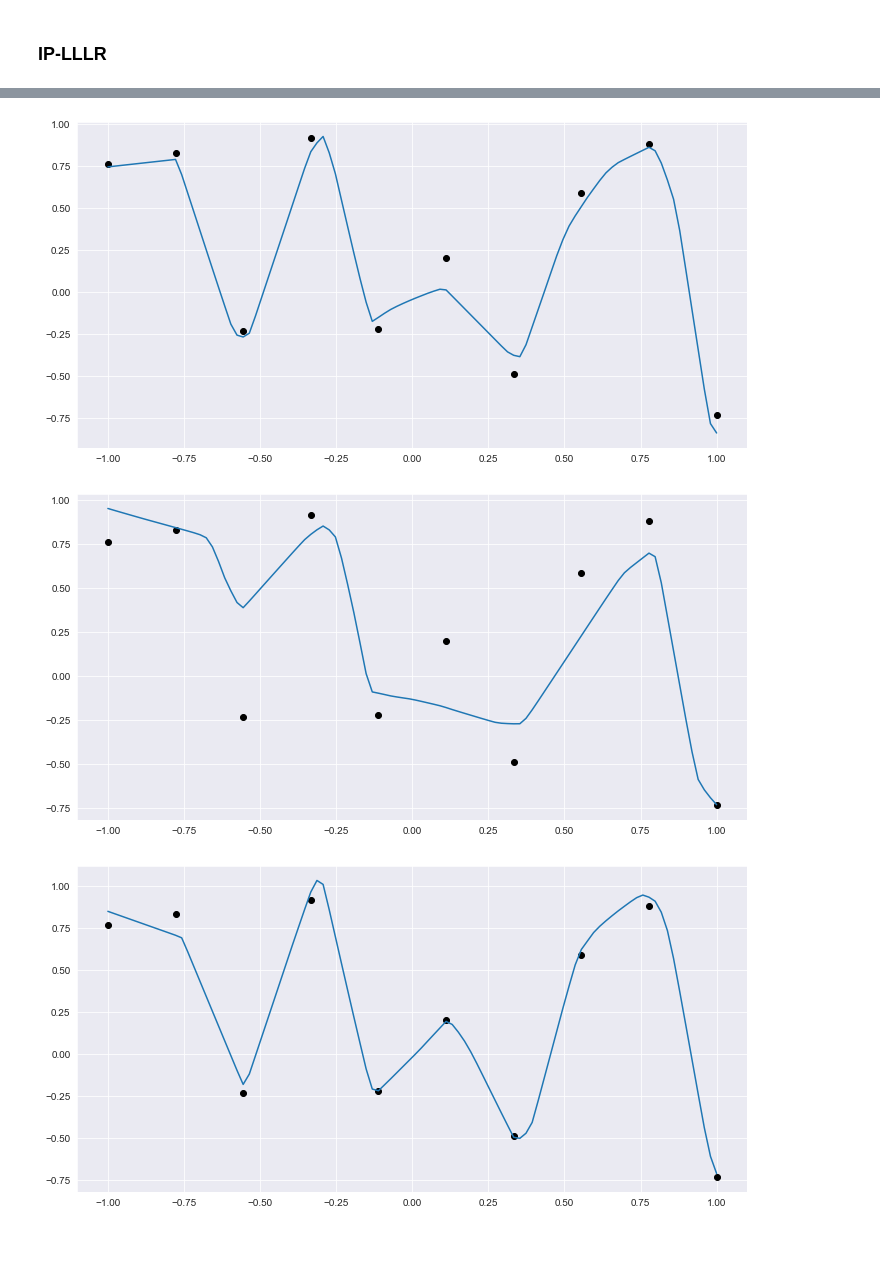
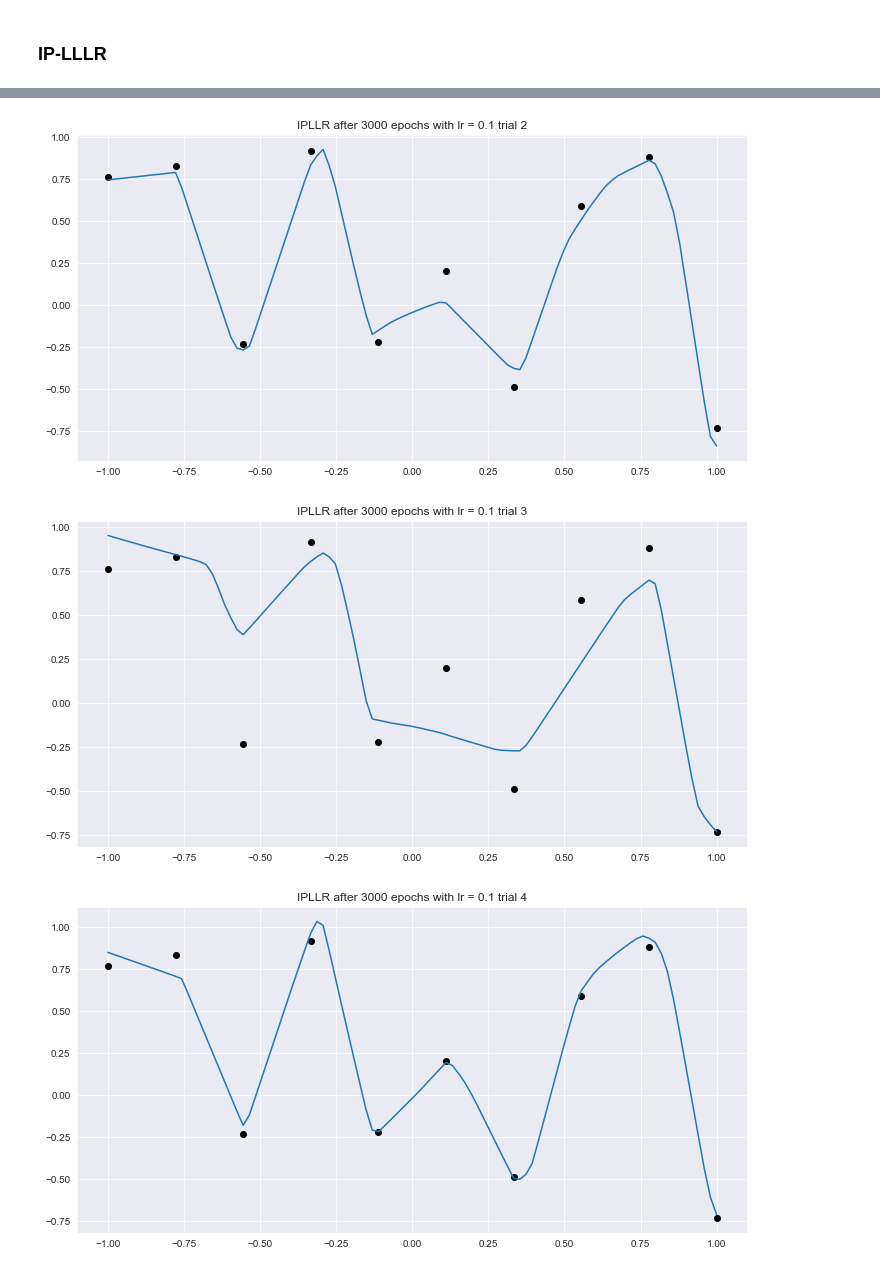
Before and after one commit to karl-hajjar/wide-networks, a Jupyter notebook: pytorch/notebooks/abc_parameterizations/1d/plot-fc-1d-calibration.ipynb, the cells around one changed output, grey strips where cells are left out. Drawn from its saved outputs; the diff is of its cells as text; code cells hidden in the pictures; blank space fills up the shorter version.

```diff
--- a/pytorch/notebooks/abc_parameterizations/1d/plot-fc-1d-calibration.ipynb
+++ b/pytorch/notebooks/abc_parameterizations/1d/plot-fc-1d-calibration.ipynb
@@ -81,6 +81,7 @@ for name, model in name_to_model_dict.items():
         if name == 'IPLLR':
             scheduler_config = {'name': 'warmup_switch',
                                 'params': {'n_warmup_steps': N_WARMUP_STEPS,
+                                           'calibrate_base_lr': True,
                                            'default_calibration': False}}
             config.scheduler = BaseConfig(scheduler_config)
             config.optimizer.params['lr'] = 0.1
@@ -120,16 +121,16 @@ models_dict_copy = deepcopy(models_dict)
 # %%
 #batch_xs = torch.unsqueeze(xs, 1)
 #batch_ys = torch.unsqueeze(ys, 1)
-#for name in models_dict.keys():
+for name in models_dict.keys():
+    for width in WIDTHS:
+        for model in models_dict[name][width]:
+            fit_model(model, batch_xs, batch_ys, n_epochs=N_EPOCHS)
+
+#for name in ['IPLLR']:
+#for name in ['muP']:
 #    for width in WIDTHS:
 #        for model in models_dict[name][width]:
 #            fit_model(model, batch_xs, batch_ys, n_epochs=N_EPOCHS)
-
-for name in ['IPLLR']:
-#for name in ['muP']:
-    for width in WIDTHS:
-        for model in models_dict[name][width]:
-            fit_model(model, batch_xs, batch_ys, n_epochs=N_EPOCHS)
 # %% [markdown]
 ### muP
 # %%
@@ -167,7 +168,7 @@ for k in range(len(models_dict[name][1024])):
     model = models_dict[name][1024][k]
     plt.figure(figsize=(12, 6))
     plot_model(model, xs, ys, label=name, scatter=True)
-    #plt.title('IPLLR after {} epochs with lr = {} trial {:,}'.format(N_EPOCHS, model.base_lr, k + 1))
+    plt.title('IPLLR after {} epochs with lr = {} trial {:,}'.format(N_EPOCHS, model.base_lr, k + 1))
     #plt.savefig(os.path.join(FIGURES_DIR, '{}_lr={}_{}_trial_{}.png'.format(name, model.base_lr, N_EPOCHS, k+1)))
 
     # plt.ylim(-0.0001, 0.0001)
@@ -177,3 +178,3 @@ for k in range(len(models_dict[name][1024])):
-[figure, old version]
+[figure, new version]
-[figure, old version]
+[figure, new version]
-[figure, old version]
+[figure, new version]
```
Also changed, not shown: parts of 4 cells of this notebook, 9 other files.
